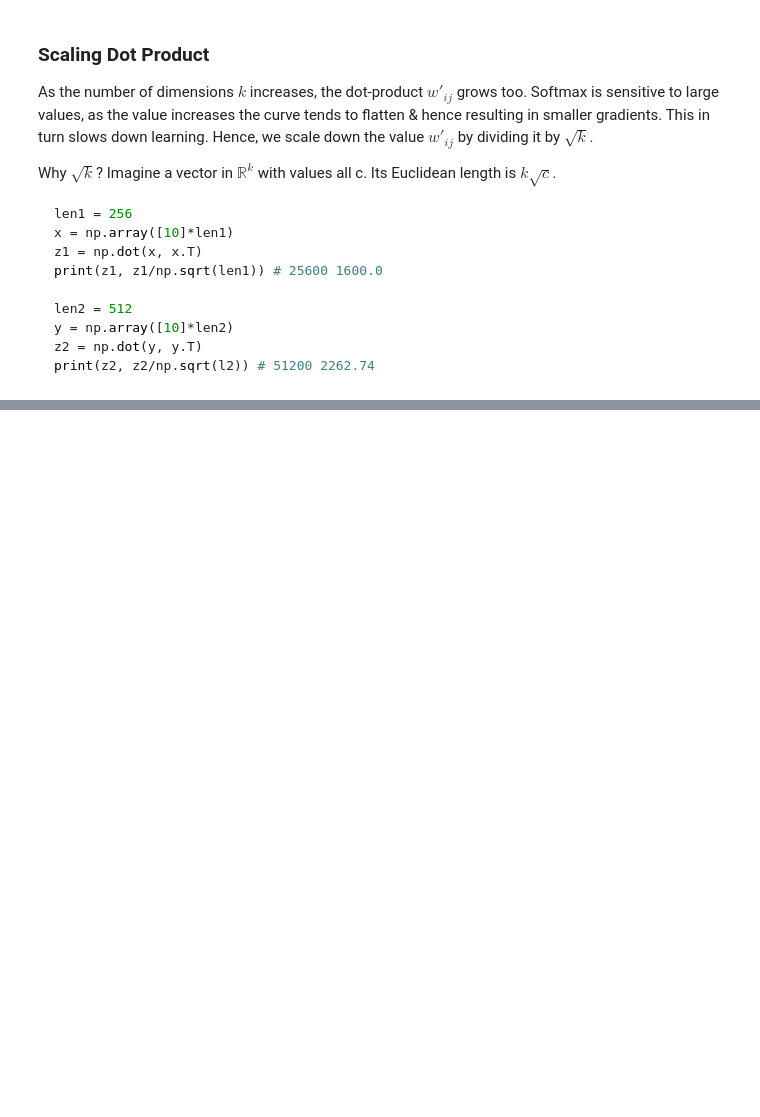
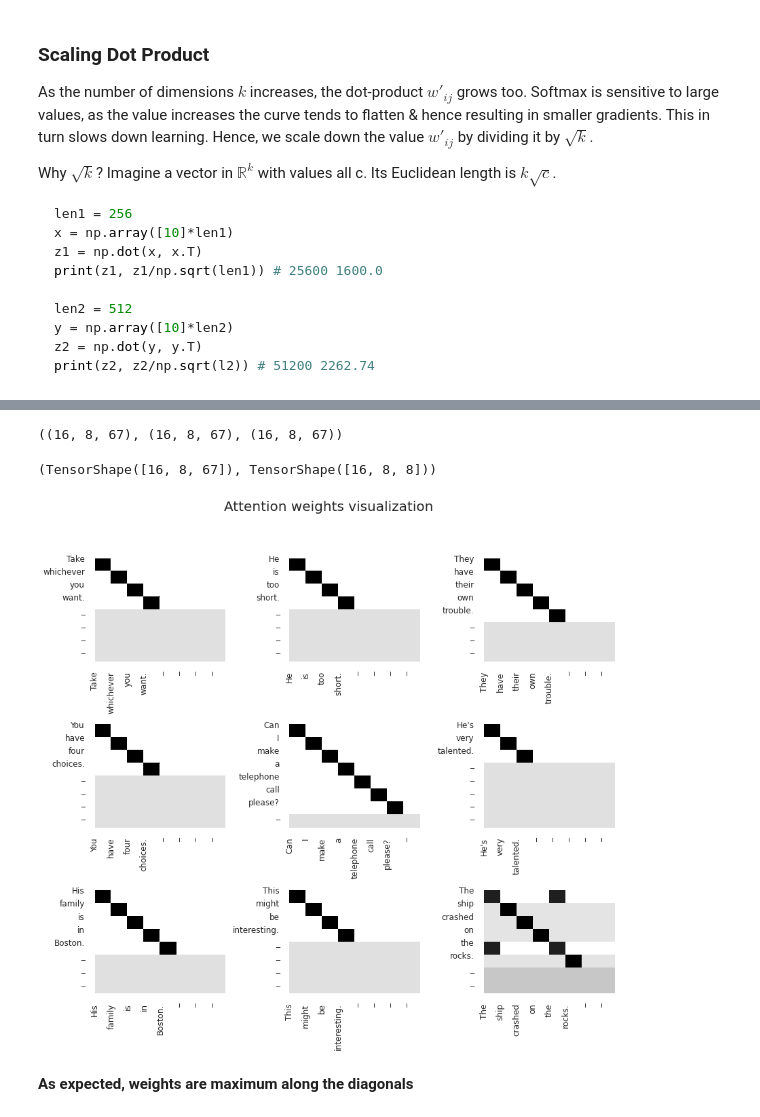
Before and after one commit to adimyth/datascience_stuff, a Jupyter notebook: nlp/Transformers.ipynb, the cells around one changed output, grey strips where cells are left out. Cells and saved outputs as stored; diff of their text form; code cells hidden in the pictures; blank space fills up the shorter version.

Commit message:
adds working versions of multihead and singlehead attention networks

```diff
--- a/nlp/Transformers.ipynb
+++ b/nlp/Transformers.ipynb
@@ -112,0 +173,4 @@ Each word may have different meaning depending on the context. Mutlihead attenti
+# %%
+key = get_sequences(sentences, len(sentences))
+value = get_sequences(sentences, len(sentences))
+query = get_sequences(sentences, len(sentences))
@@ -112,0 +187,38 @@ Each word may have different meaning depending on the context. Mutlihead attenti
+# %%
+key.shape, value.shape, query.shape
+# %% [output]
+((16, 8, 67), (16, 8, 67), (16, 8, 67))
+# %%
+weights, out = SingleHeadAttention(query, key, value)
+# %%
+out.shape, weights.shape
+# %% [output]
+(TensorShape([16, 8, 67]), TensorShape([16, 8, 8]))
+# %%
+h, w = 3, 3
+# %%
+def visualize_weights(weights):
+    f = plt.figure(figsize=(12, 12))
+    gs = f.add_gridspec(h, w)
+
+    f.suptitle('Attention weights visualization', fontsize=20)
+
+    for i in range(h):
+        for j in range(w):
+            ax = f.add_subplot(gs[i, j])
+            g = sns.heatmap(weights[i*h+j], cbar=False, cmap="binary")
+            words = sentences[i*h+j].split()
+            temp = 8 - len(words)
+            extras = ["_"]*temp
+            words += extras
+            plt.xticks(np.arange(8), words, rotation='vertical')
+            plt.yticks(np.arange(8), words, rotation='horizontal')
+            ax.xaxis.set_tick_params(labelsize=12)
+            ax.yaxis.set_tick_params(labelsize=12)
+    f.tight_layout(rect=[0, 0.03, 1, 0.9])
+# %%
+visualize_weights(weights)
+# %% [output]
+[figure, added]
+# %% [markdown]
+**As expected, weights are maximum along the diagonals**
```
Also changed, not shown: parts of 26 cells of this notebook, 7 other files.
